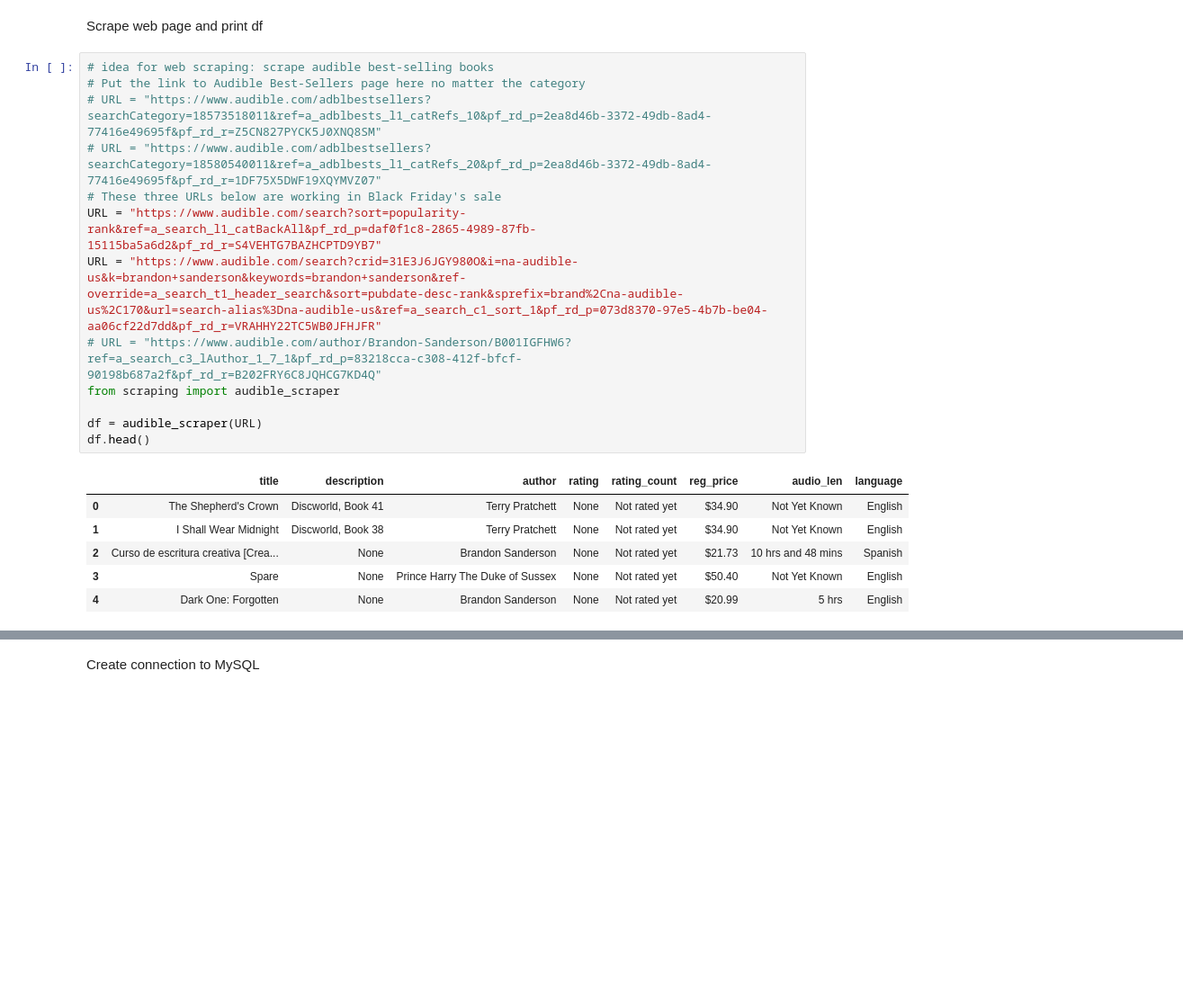
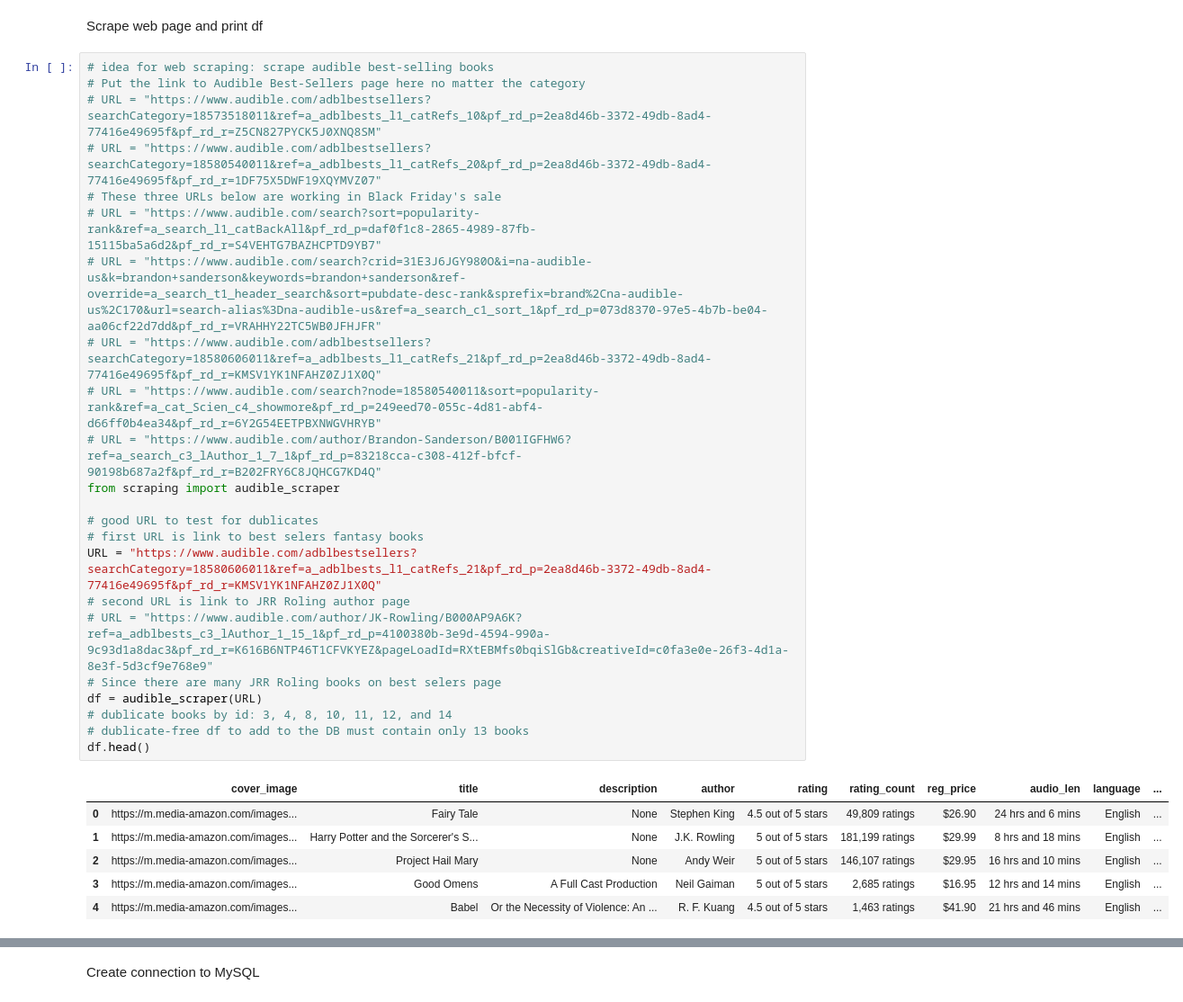
Before and after one commit to Igor-Sikorsky-IST-Hub/SDT_2022, a Jupyter notebook: IA-01/Antoniuk_Stepan/src/scraper.ipynb, the cells around one changed output, grey strips where cells are left out. Shown: that part at 90% size. Cells and saved outputs as stored; diff of their text form; blank space fills up the shorter version.

```diff
--- a/IA-01/Antoniuk_Stepan/src/scraper.ipynb
+++ b/IA-01/Antoniuk_Stepan/src/scraper.ipynb
@@ -9,20 +9,30 @@ Scrape web page and print df
 # %%
 # idea for web scraping: scrape audible best-selling books
 # Put the link to Audible Best-Sellers page here no matter the category
 # URL = "https://www.audible.com/adblbestsellers?searchCategory=18573518011&ref=a_adblbests_l1_catRefs_10&pf_rd_p=2ea8d46b-3372-49db-8ad4-77416e49695f&pf_rd_r=Z5CN827PYCK5J0XNQ8SM"
 # URL = "https://www.audible.com/adblbestsellers?searchCategory=18580540011&ref=a_adblbests_l1_catRefs_20&pf_rd_p=2ea8d46b-3372-49db-8ad4-77416e49695f&pf_rd_r=1DF75X5DWF19XQYMVZ07"
 # These three URLs below are working in Black Friday's sale
-URL = "https://www.audible.com/search?sort=popularity-rank&ref=a_search_l1_catBackAll&pf_rd_p=daf0f1c8-2865-4989-87fb-15115ba5a6d2&pf_rd_r=S4VEHTG7BAZHCPTD9YB7"
-URL = "https://www.audible.com/search?crid=31E3J6JGY980O&i=na-audible-us&k=brandon+sanderson&keywords=brandon+sanderson&ref-override=a_search_t1_header_search&sort=pubdate-desc-rank&sprefix=brand%2Cna-audible-us%2C170&url=search-alias%3Dna-audible-us&ref=a_search_c1_sort_1&pf_rd_p=073d8370-97e5-4b7b-be04-aa06cf22d7dd&pf_rd_r=VRAHHY22TC5WB0JFHJFR"
+# URL = "https://www.audible.com/search?sort=popularity-rank&ref=a_search_l1_catBackAll&pf_rd_p=daf0f1c8-2865-4989-87fb-15115ba5a6d2&pf_rd_r=S4VEHTG7BAZHCPTD9YB7"
+# URL = "https://www.audible.com/search?crid=31E3J6JGY980O&i=na-audible-us&k=brandon+sanderson&keywords=brandon+sanderson&ref-override=a_search_t1_header_search&sort=pubdate-desc-rank&sprefix=brand%2Cna-audible-us%2C170&url=search-alias%3Dna-audible-us&ref=a_search_c1_sort_1&pf_rd_p=073d8370-97e5-4b7b-be04-aa06cf22d7dd&pf_rd_r=VRAHHY22TC5WB0JFHJFR"
+# URL = "https://www.audible.com/adblbestsellers?searchCategory=18580606011&ref=a_adblbests_l1_catRefs_21&pf_rd_p=2ea8d46b-3372-49db-8ad4-77416e49695f&pf_rd_r=KMSV1YK1NFAHZ0ZJ1X0Q"
+# URL = "https://www.audible.com/search?node=18580540011&sort=popularity-rank&ref=a_cat_Scien_c4_showmore&pf_rd_p=249eed70-055c-4d81-abf4-d66ff0b4ea34&pf_rd_r=6Y2G54EETPBXNWGVHRYB"
 # URL = "https://www.audible.com/author/Brandon-Sanderson/B001IGFHW6?ref=a_search_c3_lAuthor_1_7_1&pf_rd_p=83218cca-c308-412f-bfcf-90198b687a2f&pf_rd_r=B202FRY6C8JQHCG7KD4Q"
 from scraping import audible_scraper
 
+# good URL to test for dublicates
+# first URL is link to best selers fantasy books
+URL = "https://www.audible.com/adblbestsellers?searchCategory=18580606011&ref=a_adblbests_l1_catRefs_21&pf_rd_p=2ea8d46b-3372-49db-8ad4-77416e49695f&pf_rd_r=KMSV1YK1NFAHZ0ZJ1X0Q"
+# second URL is link to JRR Roling author page
+# URL = "https://www.audible.com/author/JK-Rowling/B000AP9A6K?ref=a_adblbests_c3_lAuthor_1_15_1&pf_rd_p=4100380b-3e9d-4594-990a-9c93d1a8dac3&pf_rd_r=K616B6NTP46T1CFVKYEZ&pageLoadId=RXtEBMfs0bqiSlGb&creativeId=c0fa3e0e-26f3-4d1a-8e3f-5d3cf9e768e9"
+# Since there are many JRR Roling books on best selers page
 df = audible_scraper(URL)
+# dublicate books by id: 3, 4, 8, 10, 11, 12, and 14
+# dublicate-free df to add to the DB must contain only 13 books
 df.head()
 # %% [output]
-|  | title | description | author | rating | rating_count | reg_price | audio_len | language |
-| 0 | The Shepherd's Crown | Discworld, Book 41 | Terry Pratchett | None | Not rated yet | $34.90 | Not Yet Known | English |
-| 1 | I Shall Wear Midnight | Discworld, Book 38 | Terry Pratchett | None | Not rated yet | $34.90 | Not Yet Known | English |
-| 2 | Curso de escritura creativa [Crea... | None | Brandon Sanderson | None | Not rated yet | $21.73 | 10 hrs and 48 mins | Spanish |
-| 3 | Spare | None | Prince Harry The Duke of Sussex | None | Not rated yet | $50.40 | Not Yet Known | English |
-| 4 | Dark One: Forgotten | None | Brandon Sanderson | None | Not rated yet | $20.99 | 5 hrs | English |
+|  | cover_image | title | description | author | rating | rating_count | reg_price | audio_len | language | ... |
+| 0 | https://m.media-amazon.com/images... | Fairy Tale | None | Stephen King | 4.5 out of 5 stars | 49,809 ratings | $26.90 | 24 hrs and 6 mins | English | ... |
+| 1 | https://m.media-amazon.com/images... | Harry Potter and the Sorcerer's S... | None | J.K. Rowling | 5 out of 5 stars | 181,199 ratings | $29.99 | 8 hrs and 18 mins | English | ... |
+| 2 | https://m.media-amazon.com/images... | Project Hail Mary | None | Andy Weir | 5 out of 5 stars | 146,107 ratings | $29.95 | 16 hrs and 10 mins | English | ... |
+| 3 | https://m.media-amazon.com/images... | Good Omens | A Full Cast Production | Neil Gaiman | 5 out of 5 stars | 2,685 ratings | $16.95 | 12 hrs and 14 mins | English | ... |
+| 4 | https://m.media-amazon.com/images... | Babel | Or the Necessity of Violence: An ... | R. F. Kuang | 4.5 out of 5 stars | 1,463 ratings | $41.90 | 21 hrs and 46 mins | English | ... |
```
Also changed, not shown: parts of 13 cells of this notebook, 7 other files.
